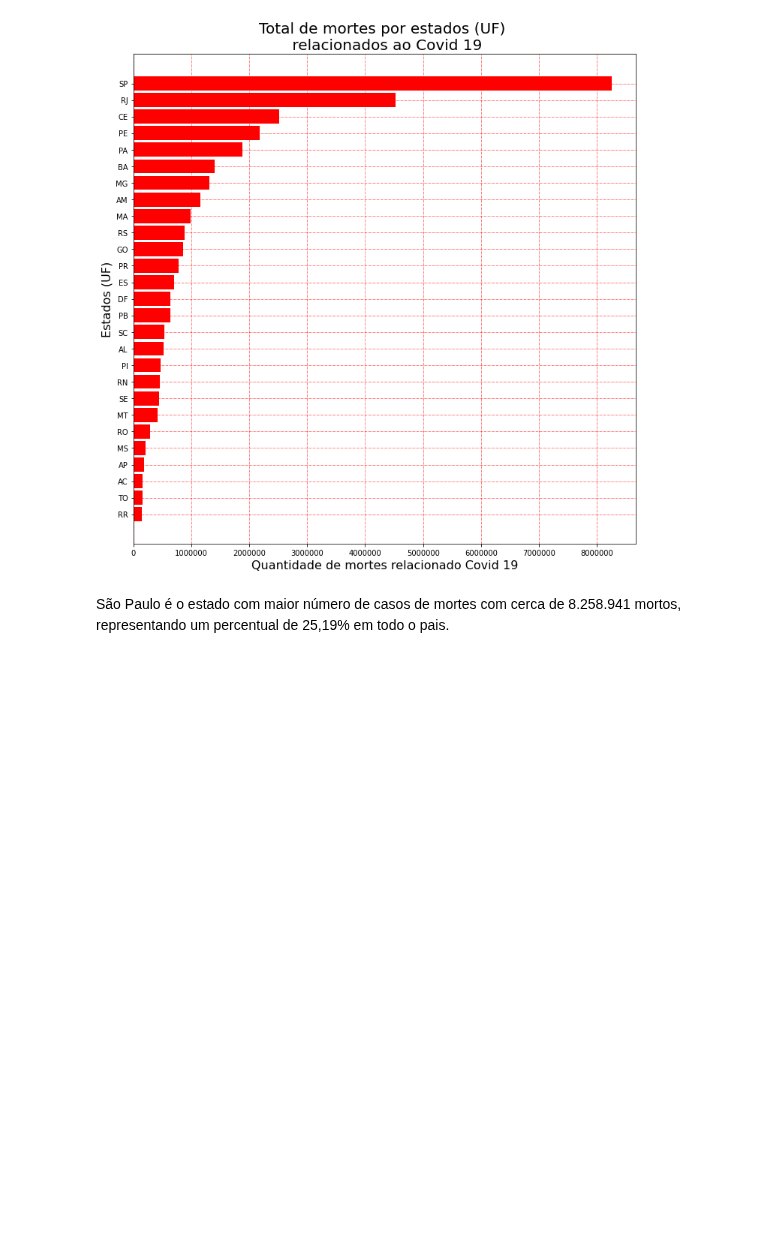
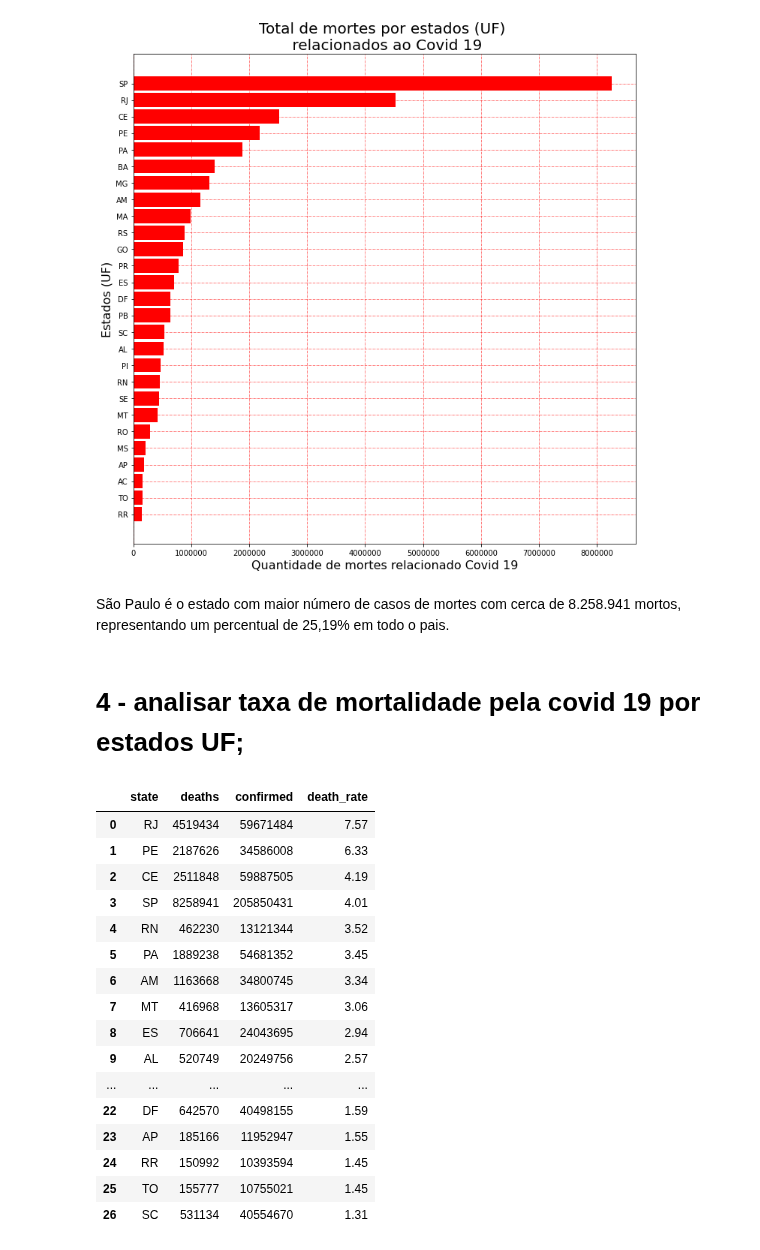
Before and after one commit to yoshinaga2904/Bootcamp-Alura, a Jupyter notebook: Fabio_Yoshinaga_Projeto_modulo_1.ipynb, the cells around one changed output. Saved outputs shown, nothing was run; the diff lists cells and outputs as text; code cells hidden in the pictures; blank space fills up the shorter version.

```diff
--- a/Fabio_Yoshinaga_Projeto_modulo_1.ipynb
+++ b/Fabio_Yoshinaga_Projeto_modulo_1.ipynb
@@ -324,3 +324,41 @@ plt.show
 [figure]
 # %% [markdown]
 São Paulo é o estado com maior número de casos de mortes com cerca de 8.258.941 mortos, representando um percentual de 25,19% em todo o pais.
+# %% [markdown]
+# 4 - analisar taxa de mortalidade pela covid 19 por estados UF;
+# %%
+#Separando variaveis de estudo para analisar a mortalidade, state, deaths, confirmed
+mortalidade = caso_brasil_io[['state','deaths', 'confirmed']]
+
+#agrupando por estado UF, e realizando o somatório de cada variavel
+mortalidade = mortalidade.groupby(by=['state']).sum()
+
+#Criando uma coluna(variavel) de taxa de mortalidade, pegando o total por estado UF do total de mortos
+# e dividindo pelo total de casos confirmados.
+mortalidade['death_rate'] = (mortalidade['deaths']/mortalidade['confirmed']*100).round(2)
+
+#Ordenando o DataFrame pelo total de taxa de mortalidade(death_rate)
+mortalidade = mortalidade.sort_values(by=['death_rate'], ascending=False)
+
+#criando um index e resetando o index state
+mortalidade.reset_index(inplace=True)
+
+mortalidade
+# %% [output]
+|  | state | deaths | confirmed | death_rate |
+| 0 | RJ | 4519434 | 59671484 | 7.57 |
+| 1 | PE | 2187626 | 34586008 | 6.33 |
+| 2 | CE | 2511848 | 59887505 | 4.19 |
+| 3 | SP | 8258941 | 205850431 | 4.01 |
+| 4 | RN | 462230 | 13121344 | 3.52 |
+| 5 | PA | 1889238 | 54681352 | 3.45 |
+| 6 | AM | 1163668 | 34800745 | 3.34 |
+| 7 | MT | 416968 | 13605317 | 3.06 |
+| 8 | ES | 706641 | 24043695 | 2.94 |
+| 9 | AL | 520749 | 20249756 | 2.57 |
+| ... | ... | ... | ... | ... |
+| 22 | DF | 642570 | 40498155 | 1.59 |
+| 23 | AP | 185166 | 11952947 | 1.55 |
+| 24 | RR | 150992 | 10393594 | 1.45 |
+| 25 | TO | 155777 | 10755021 | 1.45 |
+| 26 | SC | 531134 | 40554670 | 1.31 |
```
Also changed, not shown: parts of 2 cells of this notebook.
